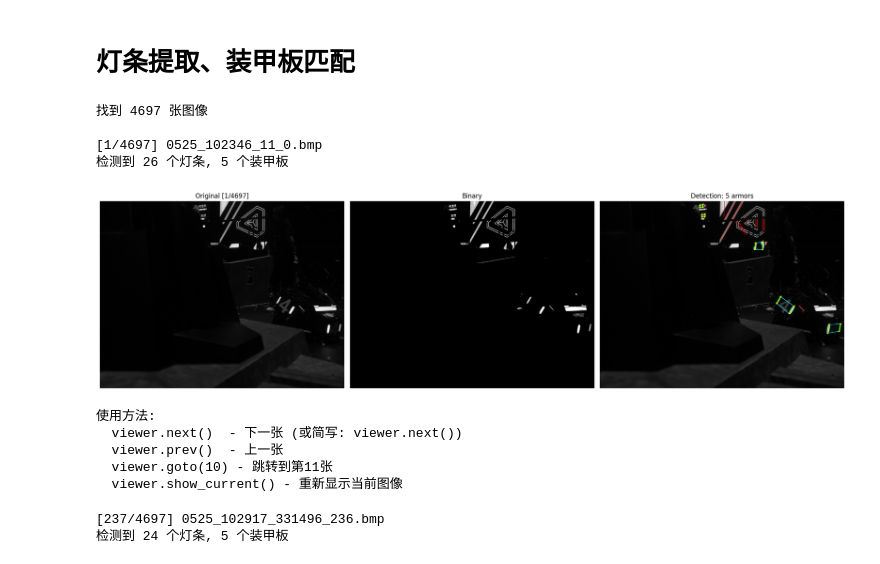
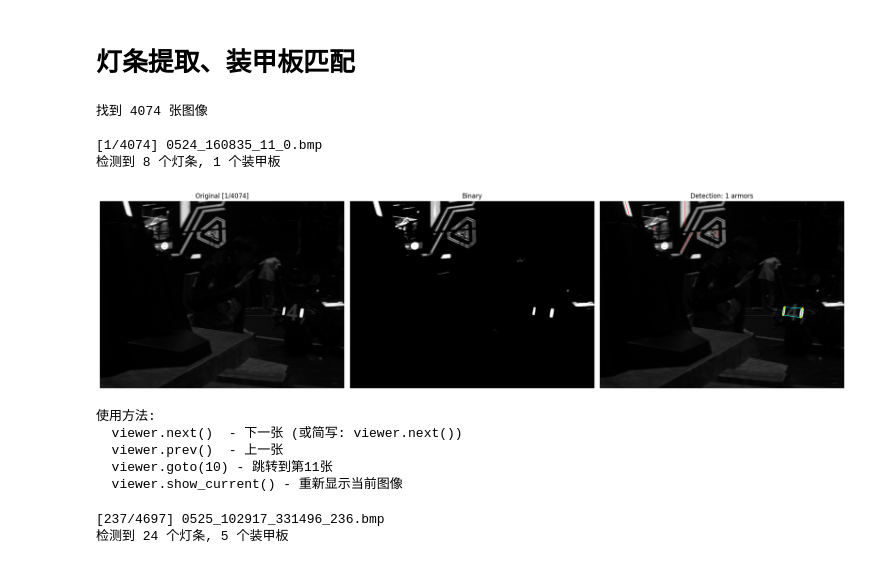
Before and after one commit to Ven-star-young/python_refactor, a Jupyter notebook: src/lable_generator.ipynb, the cells around one changed output. Drawn from its saved outputs; the diff is of its cells as text; code cells hidden in the pictures.

```diff
--- a/src/lable_generator.ipynb
+++ b/src/lable_generator.ipynb
@@ -393,38 +393,38 @@ class ImageViewer:
             self.current_index -= 1
             self.show_current()
         else:
             print("已经是第一张了")
 
     def goto(self, index):
         """跳转到指定索引"""
         if 0 <= index < self.total_images:
             self.current_index = index
             self.show_current()
         else:
             print(f"索引超出范围: 0-{self.total_images - 1}")
 
 detector = TraditionalArmorDetector(binary_thresh=100)
 
 # 创建浏览器实例
 viewer = ImageViewer(
-    image_dir="/home/wangfeng/RM2026/amor_data/competation/5-25/3/",
+    image_dir="/home/wangfeng/RM2026/amor_data/competation/5-24/3",
     detector=detector
 )
 
 # 显示第一张
 viewer.show_current()
 
 print("\n使用方法:")
 print("  viewer.next()  - 下一张 (或简写: viewer.next())")
 print("  viewer.prev()  - 上一张")
 print("  viewer.goto(10) - 跳转到第11张")
 print("  viewer.show_current() - 重新显示当前图像")
 # %% [output]
-找到 4697 张图像
+找到 4074 张图像
 
-[1/4697] 0525_102346_11_0.bmp
-检测到 26 个灯条, 5 个装甲板
+[1/4074] 0524_160835_11_0.bmp
+检测到 8 个灯条, 1 个装甲板
-[figure, old version]
+[figure, new version]
 使用方法:
   viewer.next()  - 下一张 (或简写: viewer.next())
   viewer.prev()  - 上一张
```
Also changed, not shown: parts of 1 cell of this notebook, 4 other files.
